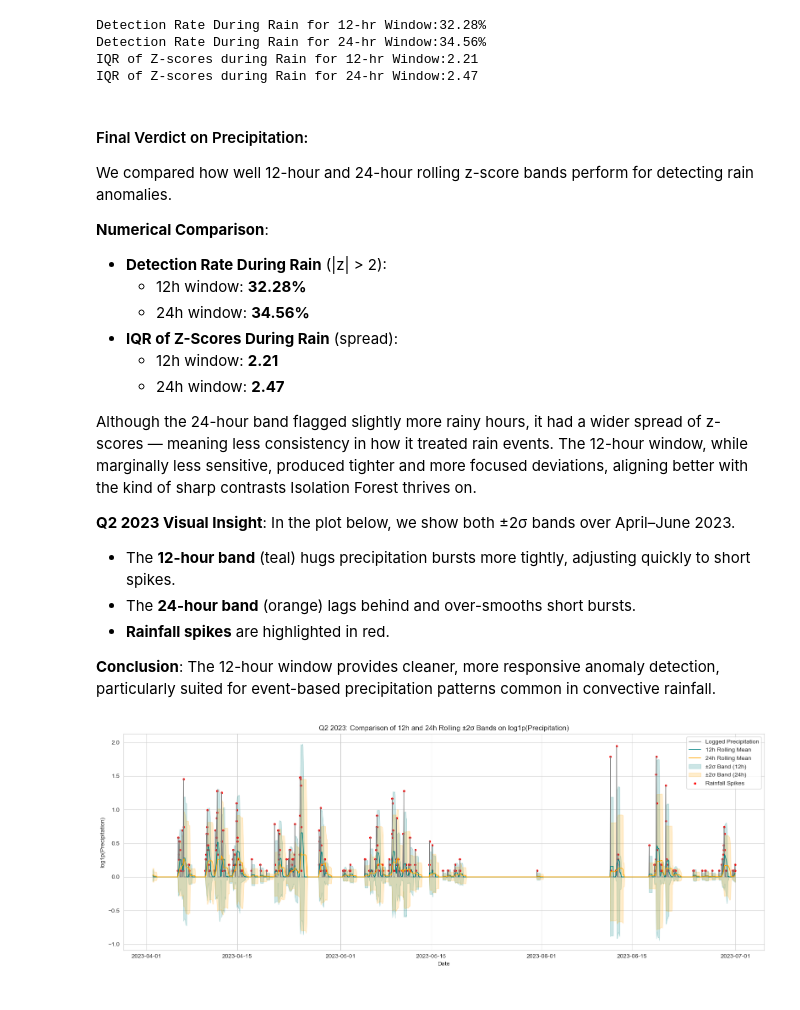
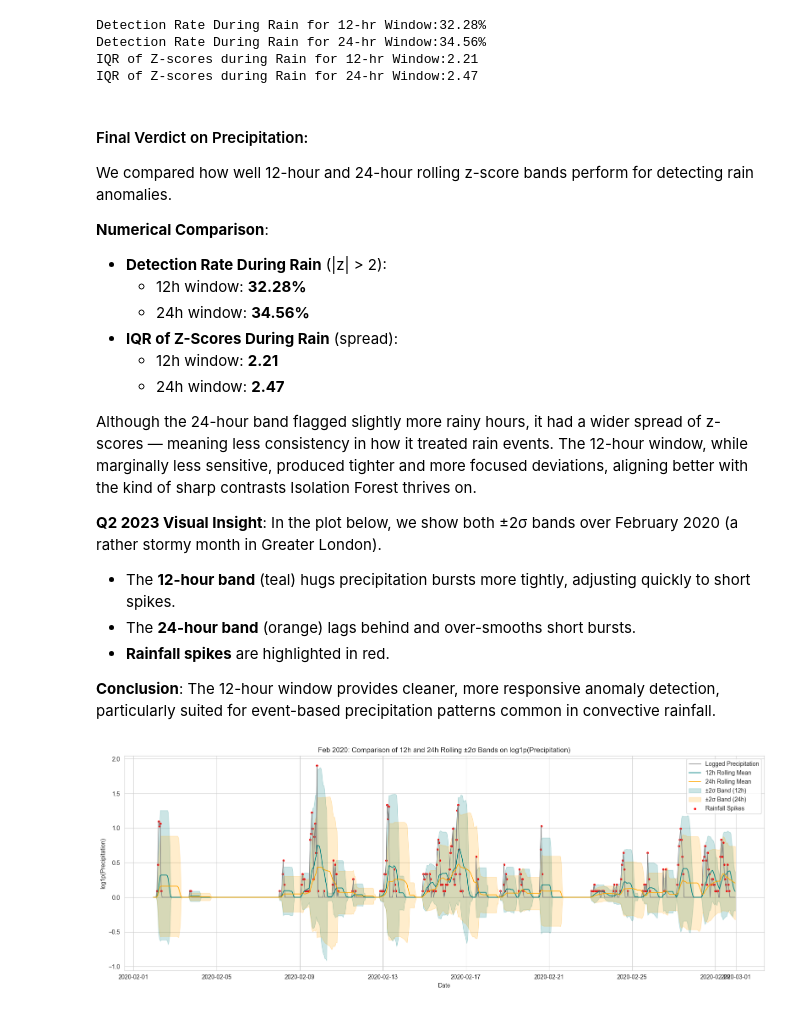
Before and after one commit to Jeremiah-Bachtin/comp1884-group6-weather-anomaly-detection-system, a Jupyter notebook: notebooks/notebook_jeremy_EDA.ipynb, the cells around one changed output. Drawn from its saved outputs; the diff is of its cells as text; code cells hidden in the pictures.

Commit message:
Further rolling window analysis for logged precipitation was added.

```diff
--- a/notebooks/notebook_jeremy_EDA.ipynb
+++ b/notebooks/notebook_jeremy_EDA.ipynb
@@ -517,60 +517,60 @@ Although the 24-hour band flagged slightly more rainy hours, it had a wider spre
 The 12-hour window, while marginally less sensitive, produced tighter and more focused deviations, aligning better with the kind of sharp contrasts Isolation Forest thrives on.
 
 **Q2 2023 Visual Insight**:
-In the plot below, we show both ±2σ bands over April–June 2023.
+In the plot below, we show both ±2σ bands over February 2020 (a rather stormy month in Greater London).
 - The **12-hour band** (teal) hugs precipitation bursts more tightly, adjusting quickly to short spikes.
 - The **24-hour band** (orange) lags behind and over-smooths short bursts.
 - **Rainfall spikes** are highlighted in red.
 
 **Conclusion**: The 12-hour window provides cleaner, more responsive anomaly detection, particularly suited for event-based precipitation patterns common in convective rainfall.
 # %%
-# 🔍 Visual Comparison of 12h vs 24h Rolling Bands on log1p(Precipitation) — Q2 2023
+# 🔍 Visual Comparison of 12h vs 24h Rolling Bands on log1p(Precipitation) — Feb 2020
 
-# Step 1: Subset to April–June 2023 and compute log1p
-df_q2_2023 = df["2023-04-01":"2023-06-30"].copy()
+# Step 1: Subset to Feb 2020 and compute log1p
+df_Feb2020 = df["2020-02-01":"2020-02-29"].copy()
 
 # Step 2: Compute rolling means and bounds
-df_q2_2023["mean_12h"] = df_q2_2023["precip_log"].rolling(12).mean()
-df_q2_2023["std_12h"] = df_q2_2023["precip_log"].rolling(12).std()
-df_q2_2023["upper_12h"] = df_q2_2023["mean_12h"] + 2 * df_q2_2023["std_12h"]
-df_q2_2023["lower_12h"] = df_q2_2023["mean_12h"] - 2 * df_q2_2023["std_12h"]
+df_Feb2020["mean_12h"] = df_Feb2020["precip_log"].rolling(12).mean()
+df_Feb2020["std_12h"] = df_Feb2020["precip_log"].rolling(12).std()
+df_Feb2020["upper_12h"] = df_Feb2020["mean_12h"] + 2 * df_Feb2020["std_12h"]
+df_Feb2020["lower_12h"] = df_Feb2020["mean_12h"] - 2 * df_Feb2020["std_12h"]
 
-df_q2_2023["mean_24h"] = df_q2_2023["precip_log"].rolling(24).mean()
-df_q2_2023["std_24h"] = df_q2_2023["precip_log"].rolling(24).std()
-df_q2_2023["upper_24h"] = df_q2_2023["mean_24h"] + 2 * df_q2_2023["std_24h"]
-df_q2_2023["lower_24h"] = df_q2_2023["mean_24h"] - 2 * df_q2_2023["std_24h"]
+df_Feb2020["mean_24h"] = df_Feb2020["precip_log"].rolling(24).mean()
+df_Feb2020["std_24h"] = df_Feb2020["precip_log"].rolling(24).std()
+df_Feb2020["upper_24h"] = df_Feb2020["mean_24h"] + 2 * df_Feb2020["std_24h"]
+df_Feb2020["lower_24h"] = df_Feb2020["mean_24h"] - 2 * df_Feb2020["std_24h"]
 
 # Step 3: Prepare clean arrays
-plot_df = df_q2_2023.dropna(subset=[
+plot_df = df_Feb2020.dropna(subset=[
     "precip_log", "mean_12h", "mean_24h",
     "upper_12h", "lower_12h", "upper_24h", "lower_24h", "precipitation"
 ]).copy()
 
 x = plot_df.index
 y = plot_df["precip_log"].astype("float64").values
 mean_12h = plot_df["mean_12h"].astype("float64").values
 mean_24h = plot_df["mean_24h"].astype("float64").values
 upper_12h = plot_df["upper_12h"].astype("float64").values
 lower_12h = plot_df["lower_12h"].astype("float64").values
 upper_24h = plot_df["upper_24h"].astype("float64").values
 lower_24h = plot_df["lower_24h"].astype("float64").values
 rain_spikes = plot_df["precipitation"].astype("float64").values > 0
 
 # Step 4: Plot
 plt.figure(figsize=(16, 6))
 plt.plot(x, y, label="Logged Precipitation", color="gray", linewidth=1)
 plt.plot(x, mean_12h, label="12h Rolling Mean", color="teal", linewidth=1.2)
 plt.plot(x, mean_24h, label="24h Rolling Mean", color="orange", linewidth=1.2)
 plt.fill_between(x, lower_12h, upper_12h, color="teal", alpha=0.2, label="±2σ Band (12h)")
 plt.fill_between(x, lower_24h, upper_24h, color="orange", alpha=0.2, label="±2σ Band (24h)")
 plt.scatter(x[rain_spikes], y[rain_spikes], color="red", s=8, label="Rainfall Spikes")
 
-plt.title("Q2 2023: Comparison of 12h and 24h Rolling ±2σ Bands on log1p(Precipitation)")
+plt.title("Feb 2020: Comparison of 12h and 24h Rolling ±2σ Bands on log1p(Precipitation)")
 plt.xlabel("Date")
 plt.ylabel("log1p(Precipitation)")
 plt.legend()
 plt.grid(True)
 plt.tight_layout()
 plt.show()
 # %% [output]
-[figure, old version]
+[figure, new version]
```
Also changed, not shown: parts of 6 cells of this notebook.
